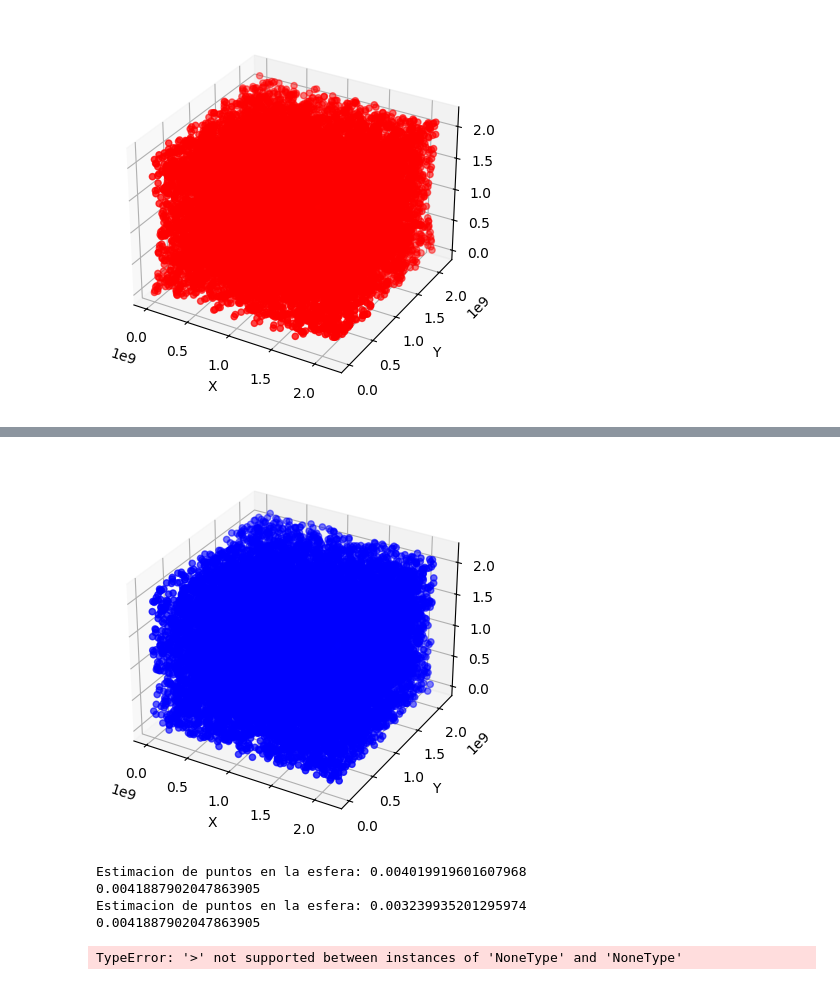
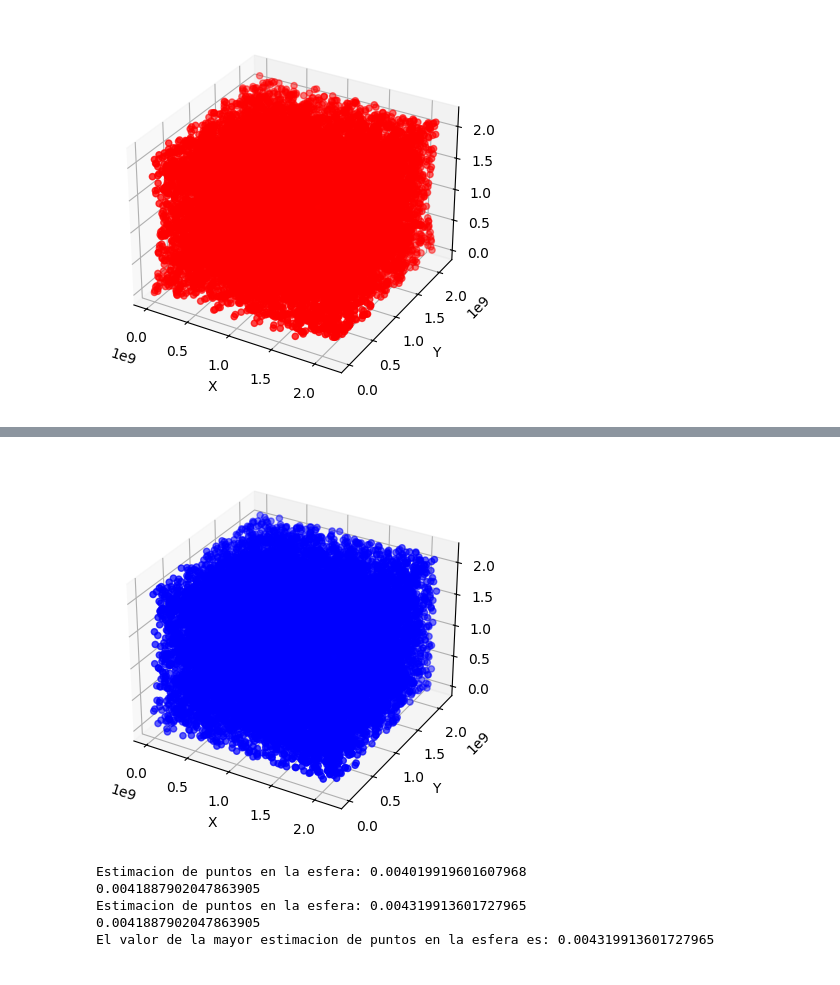
Before and after one commit to alvaro-mediina/modelos-y-simulacion-2025, a Jupyter notebook: tp3-aleatoriedad-montecarlo/main.ipynb, the cells around one changed output, grey strips where cells are left out. Saved outputs shown, nothing was run; the diff lists cells and outputs as text; code cells hidden in the pictures.

Commit message:
fix: :bug: Actualización en los valores de entrada y agrego imágenes

```diff
--- a/tp3-aleatoriedad-montecarlo/main.ipynb
+++ b/tp3-aleatoriedad-montecarlo/main.ipynb
@@ -145,28 +139,28 @@ def estimation_of_points_on_sphere(xs:list[int], ys:list[int], zs:list[int], M:i
 # %%
 # Ahora probamos con la otra entrada
 
 # Seed
 a = 7 ** 5
 M_1 = (2 ** 31) - 1
 seed = 1
 iterations = 50000
 randu_generation = Randu.randu_generator(
-    a=a, seed=seed, M=M, iterations=iterations)
+    a=a, seed=seed, M=M_1, iterations=iterations)
 
 # Seteo las tuplas
 xs1 = randu_generation[0::3]
 ys1 = randu_generation[1::3]
 zs1 = randu_generation[2::3]
 
 
 # Plot 3D de los puntos generados con ternas (u_i, u_i+1, u_i+2)
 # Rotarlo para encontrar los hiperplanos
 fig = plt.figure()
 ax = fig.add_subplot(111, projection='3d')
 ax.scatter(xs1, ys1, zs1, c='b', marker='o')
 ax.set_xlabel('X')
 ax.set_ylabel('Y')
 ax.set_zlabel('Z')
 plt.show()
 # %% [output]
-[figure, old version]
+[figure, new version]
@@ -178,6 +187,6 @@ print(f"El valor de la mayor estimacion de puntos en la esfera es: {max_estimati
 # %% [output]
 Estimacion de puntos en la esfera: 0.004019919601607968
 0.0041887902047863905
-Estimacion de puntos en la esfera: 0.003239935201295974
+Estimacion de puntos en la esfera: 0.004319913601727965
 0.0041887902047863905
+El valor de la mayor estimacion de puntos en la esfera es: 0.004319913601727965
-TypeError: '>' not supported between instances of 'NoneType' and 'NoneType'
```
Also changed, not shown: parts of 4 cells of this notebook, 2 other files.
